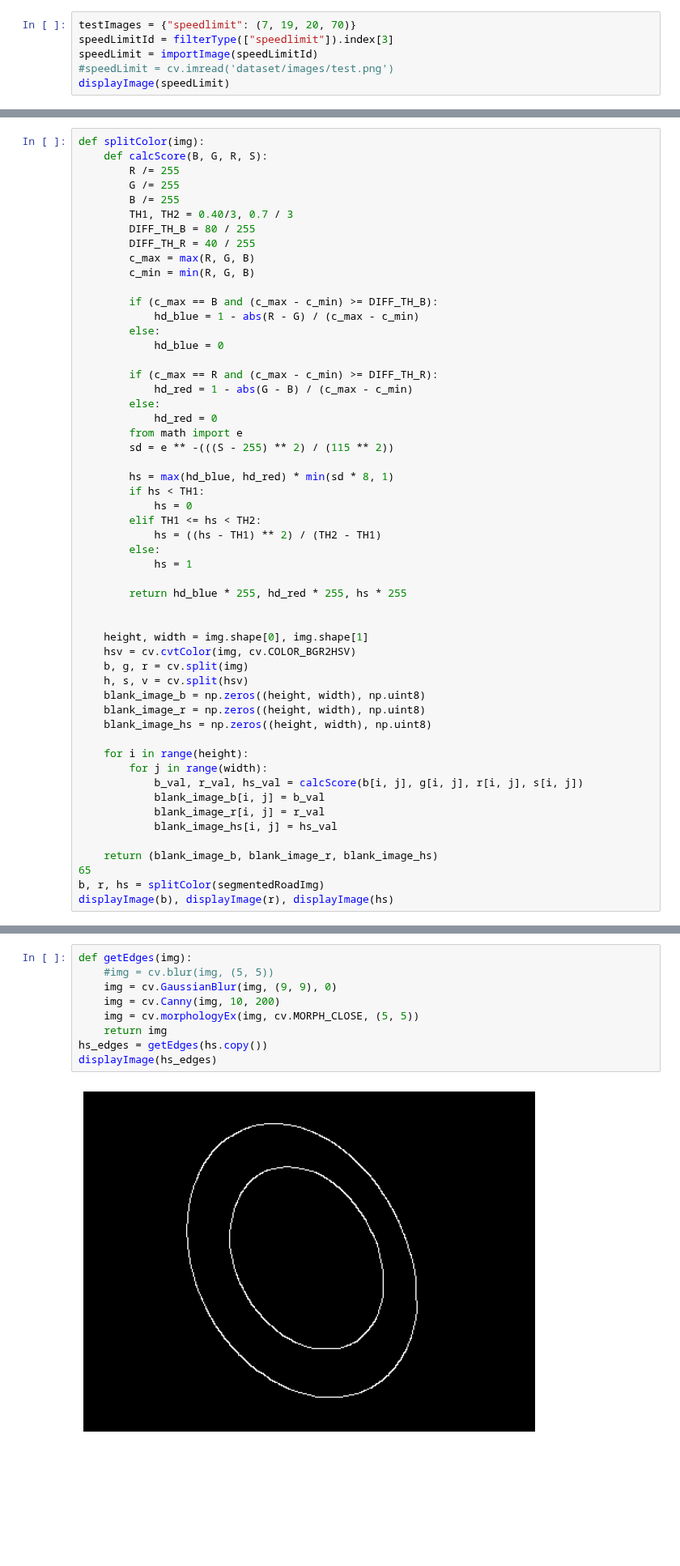
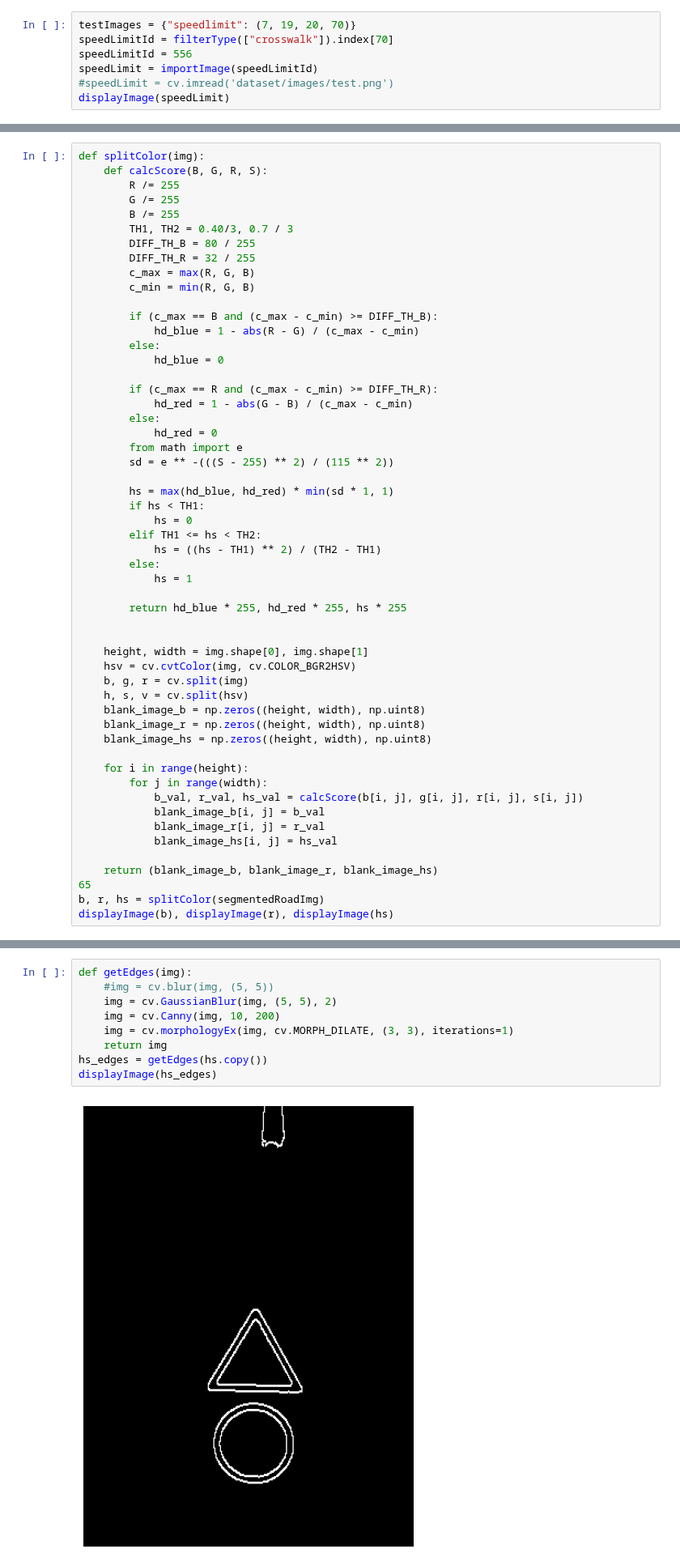
Before and after one commit to joaolucasmartins/VC2022, a Jupyter notebook: notebook.ipynb, the cells around one changed output, grey strips where cells are left out. Shown at 81% size. Cells and saved outputs as stored; diff of their text form; blank space fills up the shorter version.

```diff
--- a/notebook.ipynb
+++ b/notebook.ipynb
@@ -90,7 +90,8 @@ filterType(["speedlimit"])
 Nesta secção iremos delimitar quais as áreas em que estamos interessados em analisar. Estas regiões correspondem às que contêm os sinais. Para isso iremos usar o colorspace HSV para filtrar as cores de interesse: **azul** e **vermelho**
 # %%
 testImages = {"speedlimit": (7, 19, 20, 70)}
-speedLimitId = filterType(["speedlimit"]).index[3]
+speedLimitId = filterType(["crosswalk"]).index[70]
+speedLimitId = 556
 speedLimit = importImage(speedLimitId)
 #speedLimit = cv.imread('dataset/images/test.png')
 displayImage(speedLimit)
@@ -129,7 +130,7 @@ def splitColor(img):
         B /= 255
         TH1, TH2 = 0.40/3, 0.7 / 3
         DIFF_TH_B = 80 / 255
-        DIFF_TH_R = 40 / 255
+        DIFF_TH_R = 32 / 255
         c_max = max(R, G, B)
         c_min = min(R, G, B)
 
@@ -145,7 +146,7 @@ def splitColor(img):
         from math import e
         sd = e ** -(((S - 255) ** 2) / (115 ** 2))
 
-        hs = max(hd_blue, hd_red) * min(sd * 8, 1)
+        hs = max(hd_blue, hd_red) * min(sd * 1, 1)
         if hs < TH1:
             hs = 0
         elif TH1 <= hs < TH2:
@@ -191,14 +192,14 @@ Apply gaussian blur, then Canny first and then morph close to close neighbouring
 # %%
 def getEdges(img):
     #img = cv.blur(img, (5, 5))
-    img = cv.GaussianBlur(img, (9, 9), 0)
+    img = cv.GaussianBlur(img, (5, 5), 2)
     img = cv.Canny(img, 10, 200)
-    img = cv.morphologyEx(img, cv.MORPH_CLOSE, (5, 5))
+    img = cv.morphologyEx(img, cv.MORPH_DILATE, (3, 3), iterations=1)
     return img
 hs_edges = getEdges(hs.copy())
 displayImage(hs_edges)
 # %% [output]
-[figure, old version]
+[figure, new version]
 # %% [markdown]
 Draw contours and filter them out. Draw a bounding rectangle for each one.
 # %% [markdown]
```
Also changed, not shown: parts of 10 cells of this notebook.
